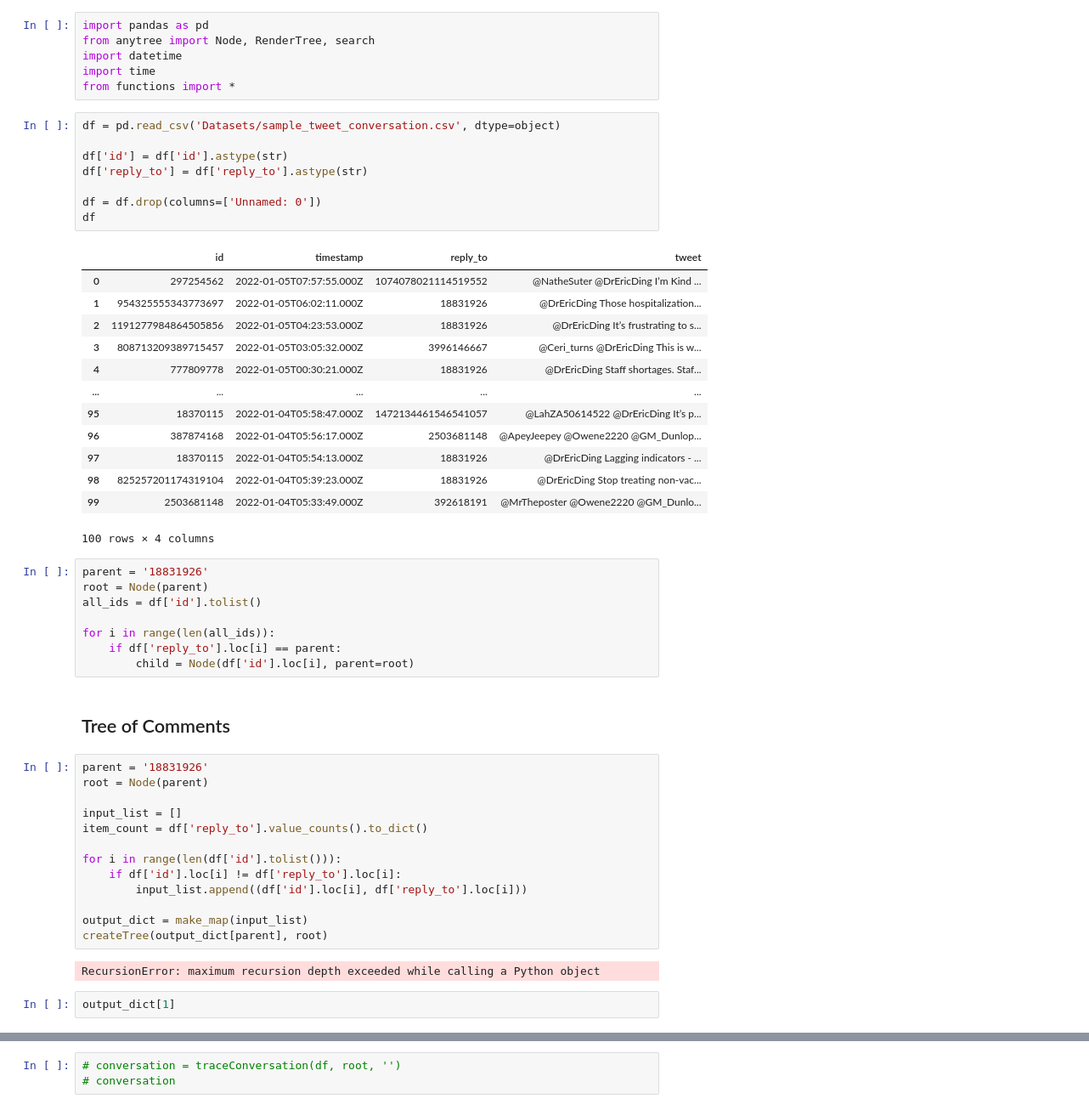
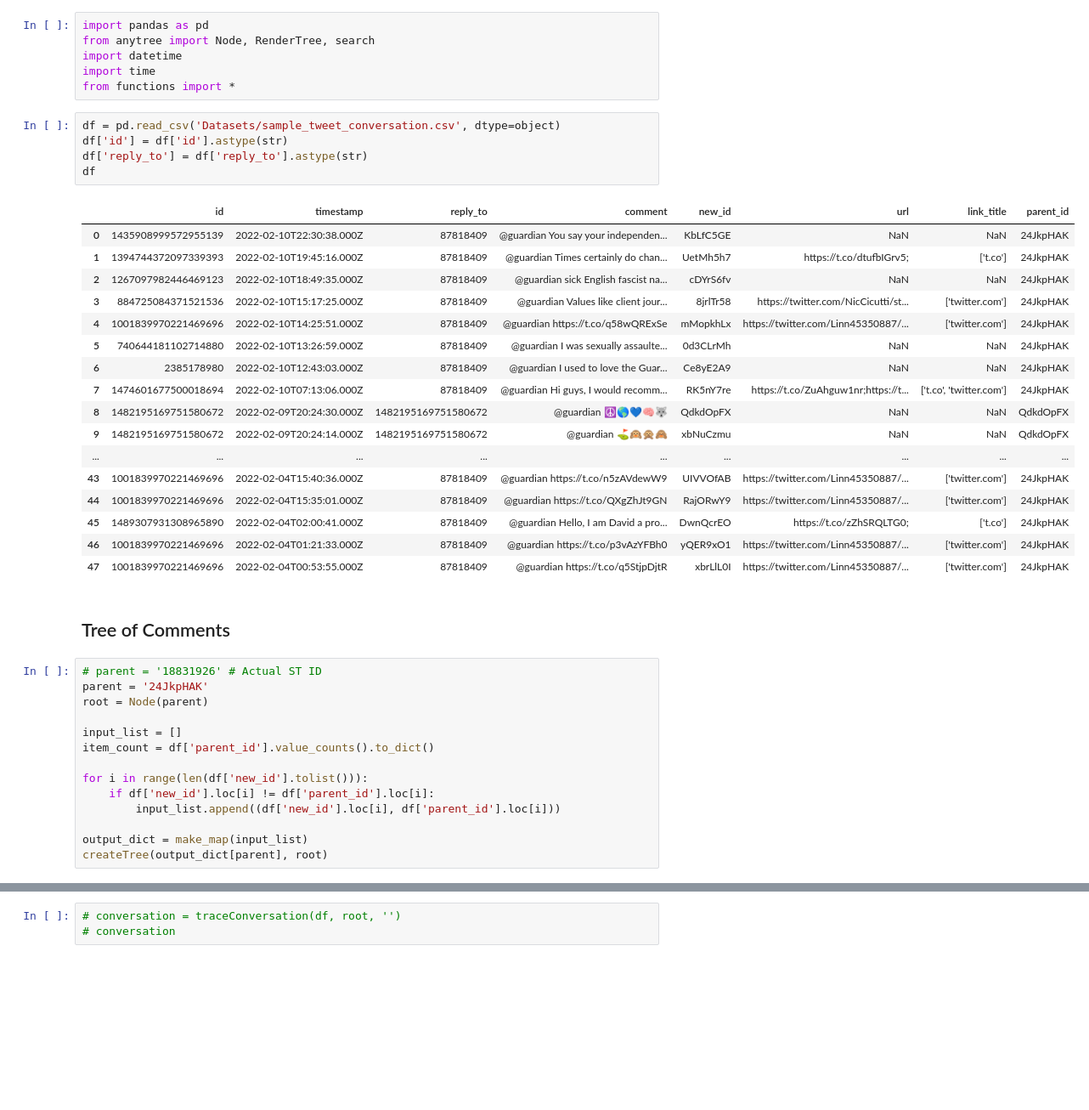
Before and after one commit to Confirmation-Bias-Analyser/Confirmation-Bias-Model, a Jupyter notebook: Model Experimentation (Twitter).ipynb, the cells around one changed output, grey strips where cells are left out. Shown: that part at 85% size. Drawn from its saved outputs; the diff is of its cells as text; blank space fills up the shorter version.

```diff
--- a/Model Experimentation (Twitter).ipynb
+++ b/Model Experimentation (Twitter).ipynb
@@ -6,53 +6,43 @@ import time
 from functions import *
 # %%
 df = pd.read_csv('Datasets/sample_tweet_conversation.csv', dtype=object)
-
 df['id'] = df['id'].astype(str)
 df['reply_to'] = df['reply_to'].astype(str)
-
-df = df.drop(columns=['Unnamed: 0'])
 df
 # %% [output]
-|  | id | timestamp | reply_to | tweet |
-| 0 | 297254562 | 2022-01-05T07:57:55.000Z | 1074078021114519552 | @NatheSuter @DrEricDing I’m Kind ... |
-| 1 | 954325555343773697 | 2022-01-05T06:02:11.000Z | 18831926 | @DrEricDing Those hospitalization... |
-| 2 | 1191277984864505856 | 2022-01-05T04:23:53.000Z | 18831926 | @DrEricDing It’s frustrating to s... |
-| 3 | 808713209389715457 | 2022-01-05T03:05:32.000Z | 3996146667 | @Ceri_turns @DrEricDing This is w... |
-| 4 | 777809778 | 2022-01-05T00:30:21.000Z | 18831926 | @DrEricDing Staff shortages. Staf... |
-| ... | ... | ... | ... | ... |
-| 95 | 18370115 | 2022-01-04T05:58:47.000Z | 1472134461546541057 | @LahZA50614522 @DrEricDing It’s p... |
-| 96 | 387874168 | 2022-01-04T05:56:17.000Z | 2503681148 | @ApeyJeepey @Owene2220 @GM_Dunlop... |
-| 97 | 18370115 | 2022-01-04T05:54:13.000Z | 18831926 | @DrEricDing Lagging indicators - ... |
-| 98 | 825257201174319104 | 2022-01-04T05:39:23.000Z | 18831926 | @DrEricDing Stop treating non-vac... |
-| 99 | 2503681148 | 2022-01-04T05:33:49.000Z | 392618191 | @MrTheposter @Owene2220 @GM_Dunlo... |
+|  | id | timestamp | reply_to | comment | new_id | url | link_title | parent_id |
+| 0 | 1435908999572955139 | 2022-02-10T22:30:38.000Z | 87818409 | @guardian You say your independen... | KbLfC5GE | NaN | NaN | 24JkpHAK |
+| 1 | 1394744372097339393 | 2022-02-10T19:45:16.000Z | 87818409 | @guardian Times certainly do chan... | UetMh5h7 | https://t.co/dtufbIGrv5; | ['t.co'] | 24JkpHAK |
+| 2 | 1267097982446469123 | 2022-02-10T18:49:35.000Z | 87818409 | @guardian sick English fascist na... | cDYrS6fv | NaN | NaN | 24JkpHAK |
+| 3 | 884725084371521536 | 2022-02-10T15:17:25.000Z | 87818409 | @guardian Values like client jour... | 8jrlTr58 | https://twitter.com/NicCicutti/st... | ['twitter.com'] | 24JkpHAK |
+| 4 | 1001839970221469696 | 2022-02-10T14:25:51.000Z | 87818409 | @guardian https://t.co/q58wQRExSe | mMopkhLx | https://twitter.com/Linn45350887/... | ['twitter.com'] | 24JkpHAK |
+| 5 | 740644181102714880 | 2022-02-10T13:26:59.000Z | 87818409 | @guardian I was sexually assaulte... | 0d3CLrMh | NaN | NaN | 24JkpHAK |
+| 6 | 2385178980 | 2022-02-10T12:43:03.000Z | 87818409 | @guardian I used to love the Guar... | Ce8yE2A9 | NaN | NaN | 24JkpHAK |
+| 7 | 1474601677500018694 | 2022-02-10T07:13:06.000Z | 87818409 | @guardian Hi guys, I would recomm... | RK5nY7re | https://t.co/ZuAhguw1nr;https://t... | ['t.co', 'twitter.com'] | 24JkpHAK |
+| 8 | 1482195169751580672 | 2022-02-09T20:24:30.000Z | 1482195169751580672 | @guardian ☮️🌎💙🧠🐺 | QdkdOpFX | NaN | NaN | QdkdOpFX |
+| 9 | 1482195169751580672 | 2022-02-09T20:24:14.000Z | 1482195169751580672 | @guardian ⛳️🙉🙊🙈 | xbNuCzmu | NaN | NaN | QdkdOpFX |
+| ... | ... | ... | ... | ... | ... | ... | ... | ... |
+| 43 | 1001839970221469696 | 2022-02-04T15:40:36.000Z | 87818409 | @guardian https://t.co/n5zAVdewW9 | UIVVOfAB | https://twitter.com/Linn45350887/... | ['twitter.com'] | 24JkpHAK |
+| 44 | 1001839970221469696 | 2022-02-04T15:35:01.000Z | 87818409 | @guardian https://t.co/QXgZhJt9GN | RajORwY9 | https://twitter.com/Linn45350887/... | ['twitter.com'] | 24JkpHAK |
+| 45 | 1489307931308965890 | 2022-02-04T02:00:41.000Z | 87818409 | @guardian Hello, I am David a pro... | DwnQcrEO | https://t.co/zZhSRQLTG0; | ['t.co'] | 24JkpHAK |
+| 46 | 1001839970221469696 | 2022-02-04T01:21:33.000Z | 87818409 | @guardian https://t.co/p3vAzYFBh0 | yQER9xO1 | https://twitter.com/Linn45350887/... | ['twitter.com'] | 24JkpHAK |
+| 47 | 1001839970221469696 | 2022-02-04T00:53:55.000Z | 87818409 | @guardian https://t.co/q5StjpDjtR | xbrLlL0I | https://twitter.com/Linn45350887/... | ['twitter.com'] | 24JkpHAK |
-100 rows × 4 columns
-# %%
-parent = '18831926'
-root = Node(parent)
-all_ids = df['id'].tolist()
-
-for i in range(len(all_ids)):
-    if df['reply_to'].loc[i] == parent:
-        child = Node(df['id'].loc[i], parent=root)
 # %% [markdown]
 ## Tree of Comments
 # %%
-parent = '18831926'
+# parent = '18831926' # Actual ST ID
+parent = '24JkpHAK'
 root = Node(parent)
 
 input_list = []
-item_count = df['reply_to'].value_counts().to_dict()
+item_count = df['parent_id'].value_counts().to_dict()
 
-for i in range(len(df['id'].tolist())):
-    if df['id'].loc[i] != df['reply_to'].loc[i]:
-        input_list.append((df['id'].loc[i], df['reply_to'].loc[i]))
+for i in range(len(df['new_id'].tolist())):
+    if df['new_id'].loc[i] != df['parent_id'].loc[i]:
+        input_list.append((df['new_id'].loc[i], df['parent_id'].loc[i]))
 
 output_dict = make_map(input_list)
 createTree(output_dict[parent], root)
-# %% [output]
-RecursionError: maximum recursion depth exceeded while calling a Python object
-# %%
-output_dict[1]
 # %%
 for pre, fill, node in RenderTree(root):
     print("%s%s" % (pre, node.name))
```
Also changed, not shown: parts of 1 cell of this notebook, 2 other files.
